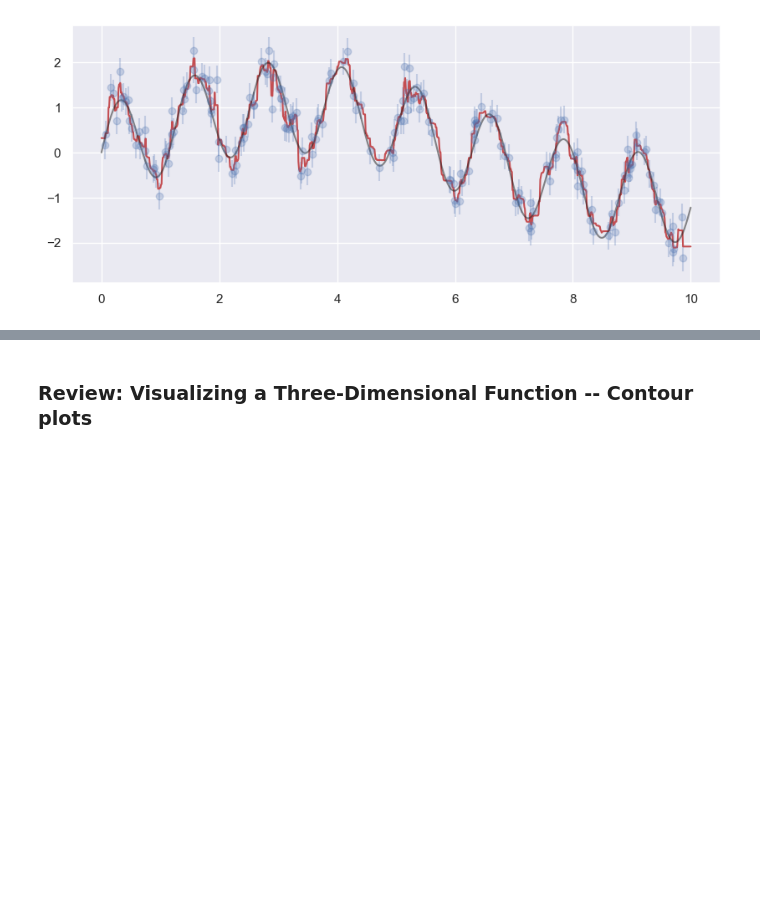
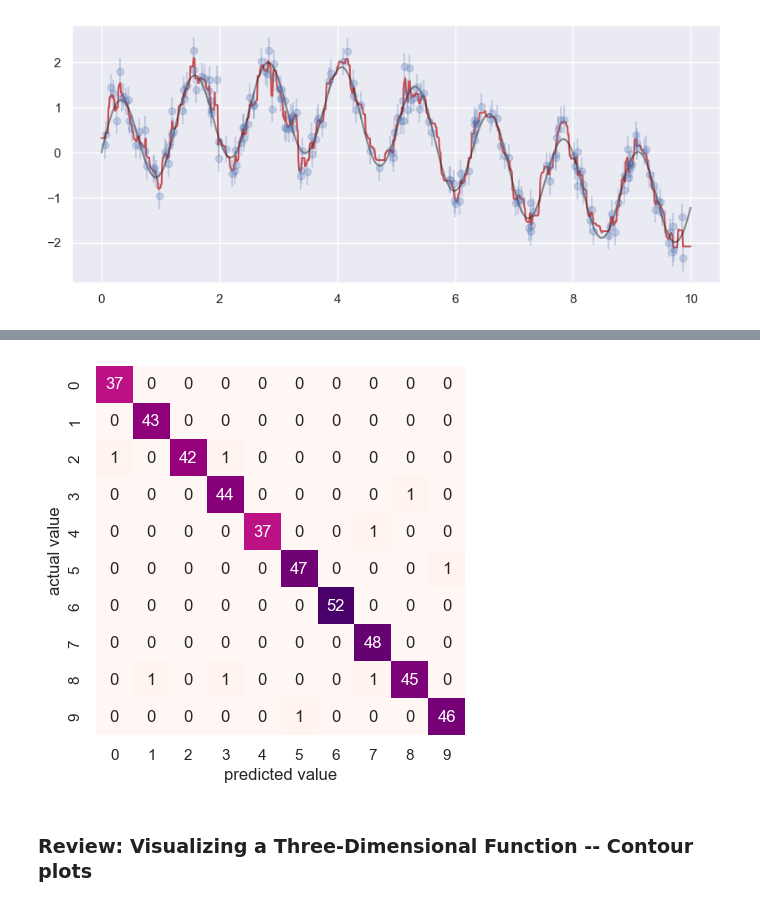
Before and after one commit to svd-jelo/IBM-Data-Science-Specialization, a Jupyter notebook: Course-9_Machine-Learning/notebooks/NB5_Decision-Trees-and-Random-Forests.ipynb, the cells around one changed output, grey strips where cells are left out. Drawn from its saved outputs; the diff is of its cells as text; code cells hidden in the pictures; blank space fills up the shorter version.

```diff
--- a/Course-9_Machine-Learning/notebooks/NB5_Decision-Trees-and-Random-Forests.ipynb
+++ b/Course-9_Machine-Learning/notebooks/NB5_Decision-Trees-and-Random-Forests.ipynb
@@ -134,0 +192,4 @@ plt.plot(X_test, func(X_test, sigma=0), '-k', alpha=0.5);
+# %%
+X = digits.data #The features matrix!
+y = digits.target #the target
+X.shape, y.shape
@@ -134,0 +204,7 @@ plt.plot(X_test, func(X_test, sigma=0), '-k', alpha=0.5);
+# %%
+# Split data to training and test set
+from sklearn.model_selection import train_test_split
+X_train, X_test, y_train, y_test = train_test_split(X, y, random_state=0)
+
+model = RandomForestClassifier(n_estimators = 1000)
+model.fit(X_train,y_train)
@@ -134,0 +215,5 @@ plt.plot(X_test, func(X_test, sigma=0), '-k', alpha=0.5);
+# %%
+from sklearn.metrics import classification_report
+ypred = model.predict(X_test)
+
+print(classification_report(ypred, y_test))
@@ -135,3 +241,12 @@ plt.plot(X_test, func(X_test, sigma=0), '-k', alpha=0.5);
+# %%
+from sklearn.metrics import confusion_matrix
+mat = confusion_matrix(y_test, ypred)
+sns.heatmap(mat, square=True, annot=True, cbar=False, cmap='RdPu')
+plt.xlabel('predicted value')
+plt.ylabel('actual value')
+plt.show()
+# %% [output]
+[figure, added]
 # %% [markdown]
 ### Review: Visualizing a Three-Dimensional Function -- Contour plots
 # %%
```
Also changed, not shown: parts of 16 cells of this notebook.
